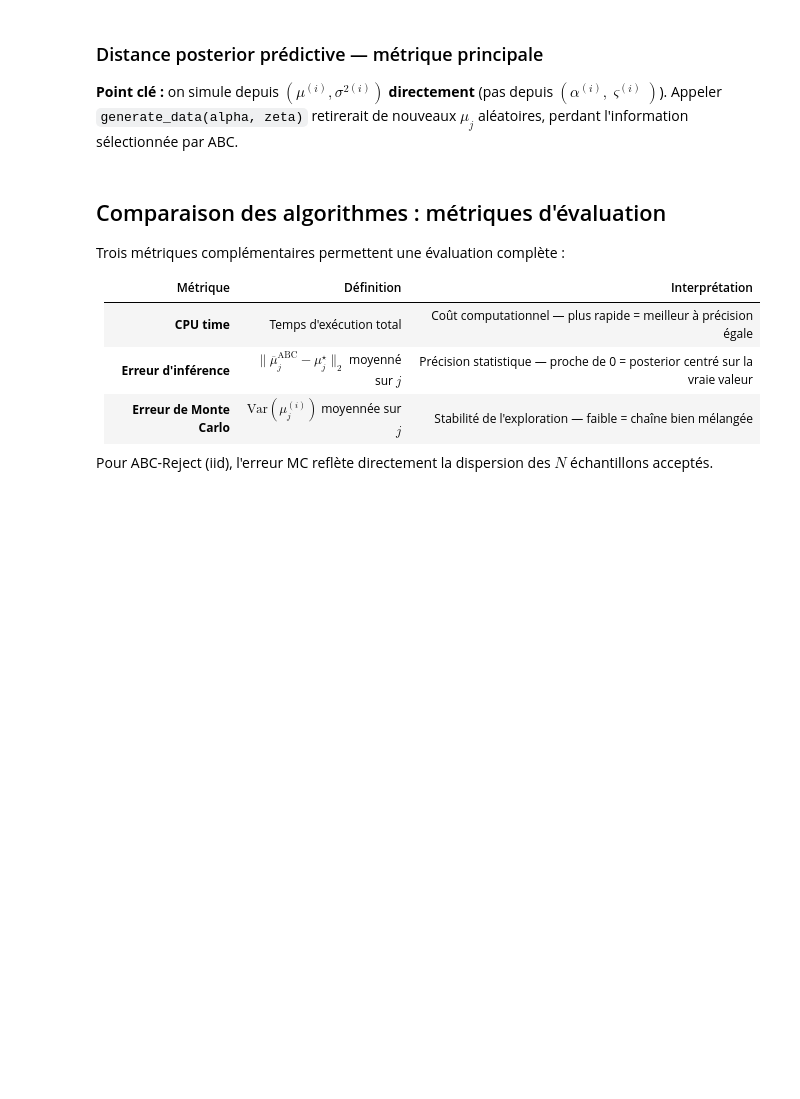
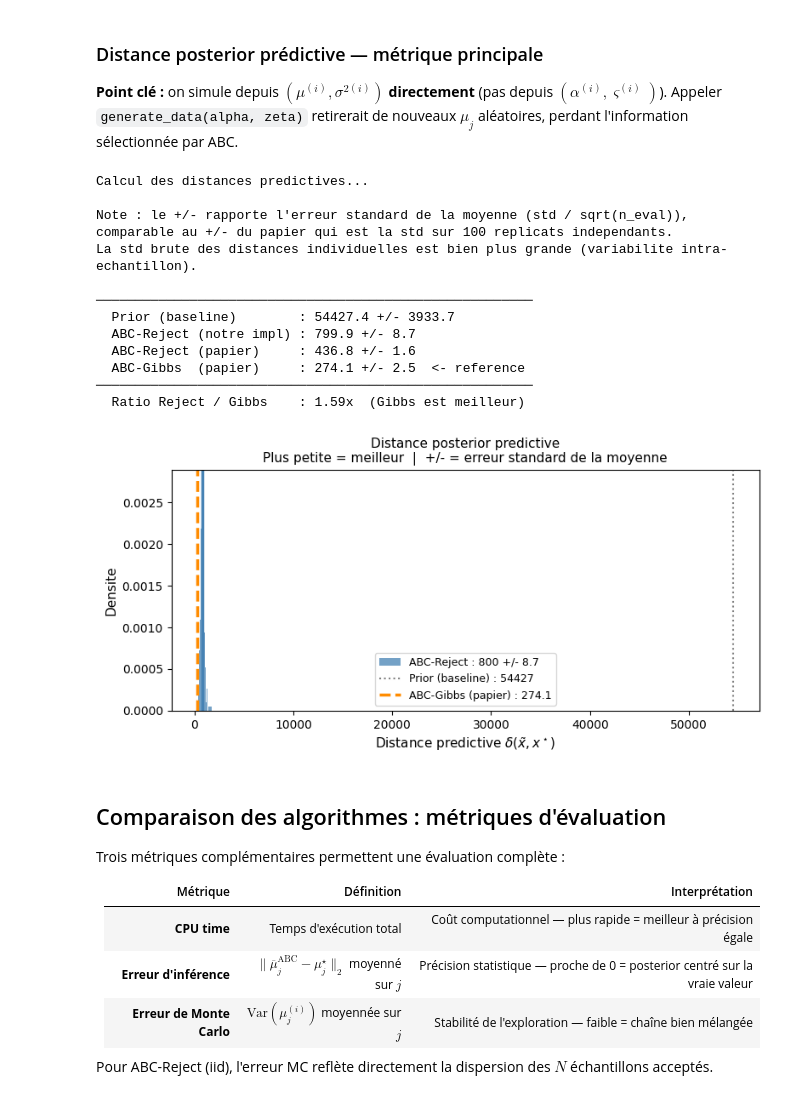
Before and after one commit to inaelenacampan/MonteCarloAndSimulation, a Jupyter notebook: Gibbs.ipynb, the cells around one changed output. Drawn from its saved outputs; the diff is of its cells as text; code cells hidden in the pictures; blank space fills up the shorter version.

```diff
--- a/Gibbs.ipynb
+++ b/Gibbs.ipynb
@@ -24,7 +28,7 @@ alpha = [1., 2., 3.]
 zeta = [1., 1.]
 
 #N_tot normalement 1.1M
-N_TOT = 1_100_000
+N_TOT = 50_000
 N_KEEP = 1_000
 np.random.seed()
 rng_data = np.random.default_rng(SEED)
@@ -1083,7 +1157,7 @@ def posterior_predictive_dist(res, x_obs, q_w, q_v, seed, n_eval=200):
         for j in range(n):
             mu_ij     = res['mus'][k, j]
             sigma2_ij = res['sigma2s'][k, j]
-            x_pred_j  = simulate_ma2(mu_ij, sigma2_ij, T, rng)
+            x_pred_j  = simulate_ma2_sig(mu_ij, sigma2_ij, T, rng)
             w_j = compute_w(x_pred_j, x_obs[j])
             v_j = compute_v(x_pred_j, x_obs[j])
             if not (np.isfinite(w_j) and np.isfinite(v_j)):
@@ -1106,7 +1180,7 @@ def prior_predictive_dist(n_samples, x_obs, q_w, q_v, seed):
         for j in range(n):
             mu_j     = sample_mu(a, rng)
             sigma2_j = sample_sigma2(z, rng)
-            x_pred_j = simulate_ma2(mu_j, sigma2_j, T, rng)
+            x_pred_j = simulate_ma2_sig(mu_j, sigma2_j, T, rng)
             w_j = compute_w(x_pred_j, x_obs[j])
             v_j = compute_v(x_pred_j, x_obs[j])
             if not (np.isfinite(w_j) and np.isfinite(v_j)):
@@ -1125,33 +1199,48 @@ mean_prior, sem_prior = prior_predictive_dist(500, x_obs, q_w, q_v, seed=SEED+20
 # Note methodologique
 print()
 print("Note : le +/- rapporte l'erreur standard de la moyenne (std / sqrt(n_eval)),")
 print("comparable au +/- du papier qui est la std sur 100 replicats independants.")
 print("La std brute des distances individuelles est bien plus grande (variabilite intra-echantillon).")
 print()
 print(f"{'─'*56}")
 print(f"  Prior (baseline)        : {mean_prior:.1f} +/- {sem_prior:.1f}")
 print(f"  ABC-Reject (notre impl) : {mean_abc:.1f} +/- {sem_abc:.1f}")
 print(f"  ABC-Reject (papier)     : 436.8 +/- 1.6")
 print(f"  ABC-Gibbs  (papier)     : 274.1 +/- 2.5  <- reference")
 print(f"{'─'*56}")
 print(f"  Ratio Reject / Gibbs    : {436.8/274.1:.2f}x  (Gibbs est meilleur)")
 
 fig, ax = plt.subplots(figsize=(8, 4))
 ax.hist(dists_ppd, bins=35, density=True, color='steelblue', alpha=0.75,
         label=f'ABC-Reject : {mean_abc:.0f} +/- {sem_abc:.1f}')
 ax.axvline(mean_abc,   color='steelblue',  lw=2.5)
 ax.axvline(mean_prior, color='gray',       lw=1.5, linestyle=':',
            label=f'Prior (baseline) : {mean_prior:.0f}')
 ax.axvline(274.1, color='darkorange', lw=2.5, linestyle='--',
            label='ABC-Gibbs (papier) : 274.1')
 ax.set_xlabel(r'Distance predictive $\delta(\tilde{x}, x^\star)$', fontsize=11)
 ax.set_ylabel('Densite', fontsize=11)
 ax.set_title('Distance posterior predictive\n'
              'Plus petite = meilleur  |  +/- = erreur standard de la moyenne', fontsize=11)
 ax.legend(fontsize=9)
 plt.tight_layout()
 plt.savefig('Results/fig_predictive_dist.png', dpi=150, bbox_inches='tight')
 plt.show()
+# %% [output]
+Calcul des distances predictives...
+
+Note : le +/- rapporte l'erreur standard de la moyenne (std / sqrt(n_eval)),
+comparable au +/- du papier qui est la std sur 100 replicats independants.
+La std brute des distances individuelles est bien plus grande (variabilite intra-echantillon).
+
+────────────────────────────────────────────────────────
+  Prior (baseline)        : 54427.4 +/- 3933.7
+  ABC-Reject (notre impl) : 799.9 +/- 8.7
+  ABC-Reject (papier)     : 436.8 +/- 1.6
+  ABC-Gibbs  (papier)     : 274.1 +/- 2.5  <- reference
+────────────────────────────────────────────────────────
+  Ratio Reject / Gibbs    : 1.59x  (Gibbs est meilleur)
+[figure, added]
 # %% [markdown]
 ## Comparaison des algorithmes : métriques d'évaluation
 
```
Also changed, not shown: parts of 20 cells of this notebook, 18 other files.
